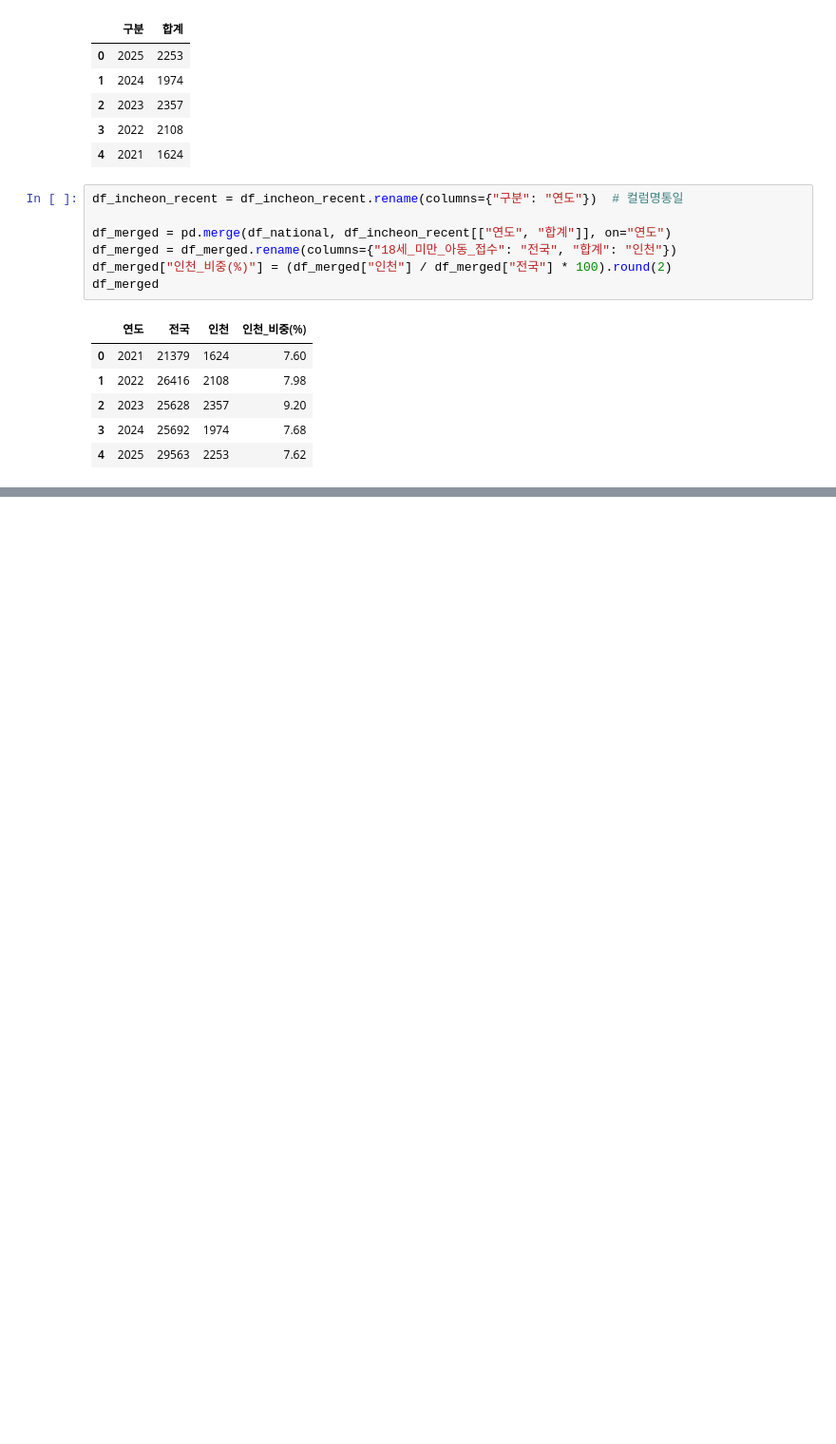
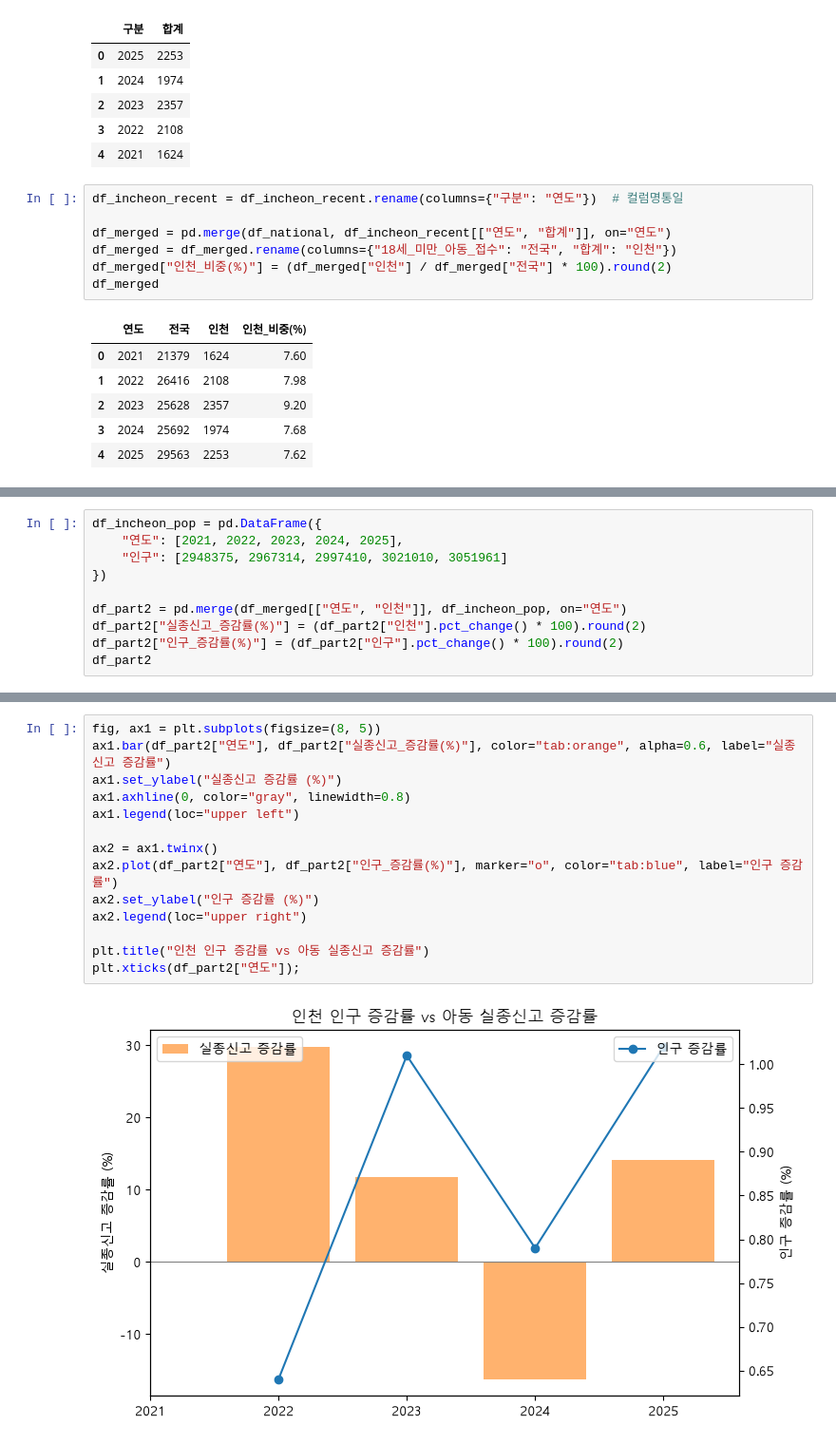
Before and after one commit to Ka-YJS/Analysis-project, a Jupyter notebook: 02_national-vs-incheon-missing-children/analysis.ipynb, the cells around one changed output, grey strips where cells are left out. Shown at 95% size. Drawn from its saved outputs; the diff is of its cells as text; blank space fills up the shorter version.

```diff
--- a/02_national-vs-incheon-missing-children/analysis.ipynb
+++ b/02_national-vs-incheon-missing-children/analysis.ipynb
@@ -71,0 +88,10 @@ df_merged
+# %%
+df_incheon_pop = pd.DataFrame({
+    "연도": [2021, 2022, 2023, 2024, 2025],
+    "인구": [2948375, 2967314, 2997410, 3021010, 3051961]
+})
+
+df_part2 = pd.merge(df_merged[["연도", "인천"]], df_incheon_pop, on="연도")
+df_part2["실종신고_증감률(%)"] = (df_part2["인천"].pct_change() * 100).round(2)
+df_part2["인구_증감률(%)"] = (df_part2["인구"].pct_change() * 100).round(2)
+df_part2
@@ -71,0 +105,16 @@ df_merged
+# %%
+fig, ax1 = plt.subplots(figsize=(8, 5))
+ax1.bar(df_part2["연도"], df_part2["실종신고_증감률(%)"], color="tab:orange", alpha=0.6, label="실종신고 증감률")
+ax1.set_ylabel("실종신고 증감률 (%)")
+ax1.axhline(0, color="gray", linewidth=0.8)
+ax1.legend(loc="upper left")
+
+ax2 = ax1.twinx()
+ax2.plot(df_part2["연도"], df_part2["인구_증감률(%)"], marker="o", color="tab:blue", label="인구 증감률")
+ax2.set_ylabel("인구 증감률 (%)")
+ax2.legend(loc="upper right")
+
+plt.title("인천 인구 증감률 vs 아동 실종신고 증감률")
+plt.xticks(df_part2["연도"]);
+# %% [output]
+[figure, added]
```
Also changed, not shown: parts of 3 cells of this notebook.
